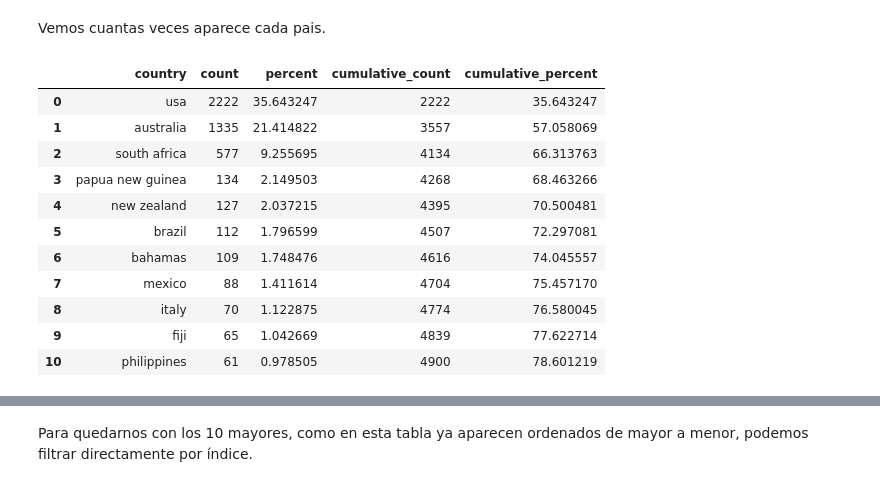
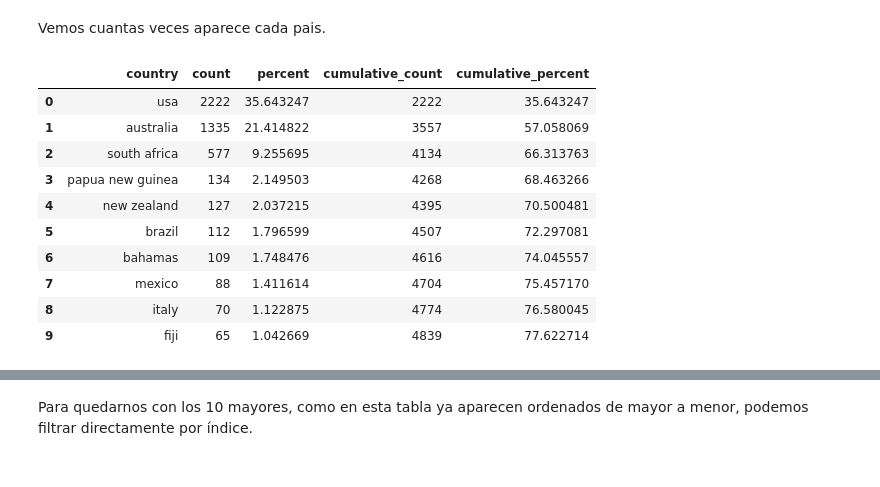
Before and after one commit to Adalab/DA-promo-A-module-2-pairprog-2-pair-3-Alicia-Laura, a Jupyter notebook: EDA/Pair_EDA_3.ipynb, the cells around one changed output, grey strips where cells are left out. Cells and saved outputs as stored; diff of their text form; code cells hidden in the pictures.

```diff
--- a/EDA/Pair_EDA_3.ipynb
+++ b/EDA/Pair_EDA_3.ipynb
@@ -81,18 +82,17 @@ df_country
 # %% [markdown]
 Vemos cuantas veces aparece cada pais.
 # %%
-df_country_10 = df_country[:11]
+df_country_10 = df_country[:10]
 df_country_10
 # %% [output]
 |  | country | count | percent | cumulative_count | cumulative_percent |
 | 0 | usa | 2222 | 35.643247 | 2222 | 35.643247 |
 | 1 | australia | 1335 | 21.414822 | 3557 | 57.058069 |
 | 2 | south africa | 577 | 9.255695 | 4134 | 66.313763 |
 | 3 | papua new guinea | 134 | 2.149503 | 4268 | 68.463266 |
 | 4 | new zealand | 127 | 2.037215 | 4395 | 70.500481 |
 | 5 | brazil | 112 | 1.796599 | 4507 | 72.297081 |
 | 6 | bahamas | 109 | 1.748476 | 4616 | 74.045557 |
 | 7 | mexico | 88 | 1.411614 | 4704 | 75.457170 |
 | 8 | italy | 70 | 1.122875 | 4774 | 76.580045 |
 | 9 | fiji | 65 | 1.042669 | 4839 | 77.622714 |
-| 10 | philippines | 61 | 0.978505 | 4900 | 78.601219 |
```
Also changed, not shown: parts of 7 cells of this notebook, 1 other file.
